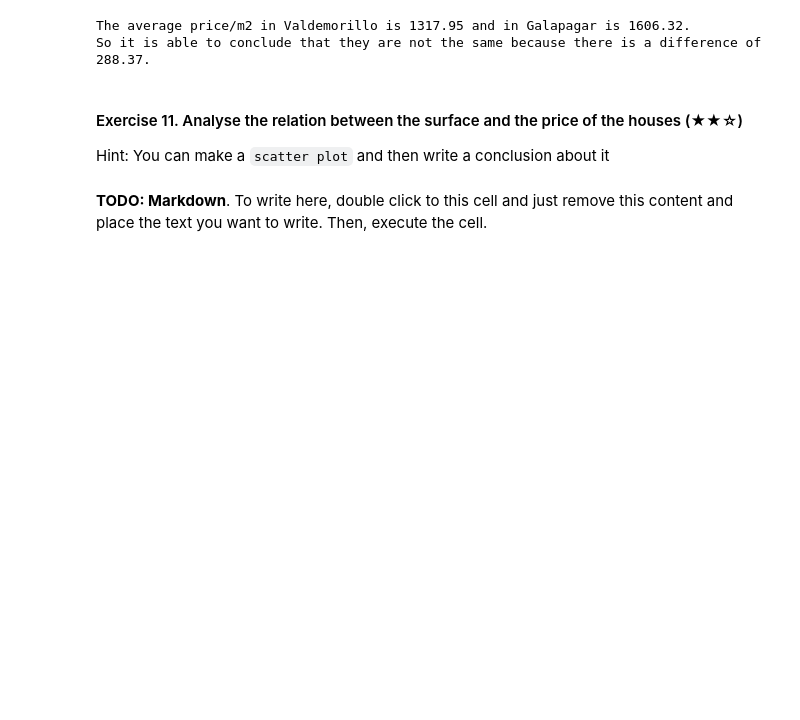
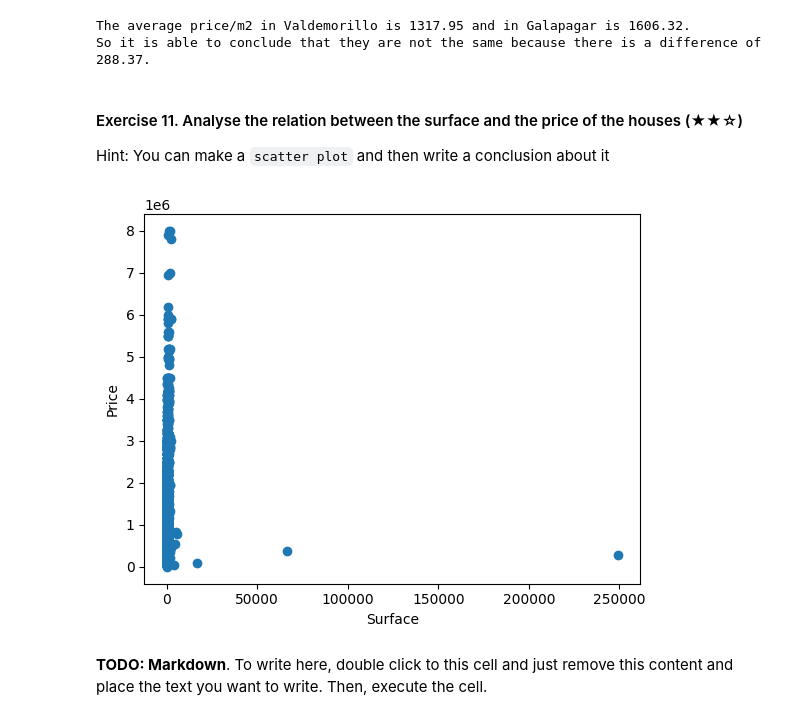
Before and after one commit to allankruger/realestate-datacleanup-exercise, a Jupyter notebook: project.ipynb, the cells around one changed output. Saved outputs shown, nothing was run; the diff lists cells and outputs as text; code cells hidden in the pictures; blank space fills up the shorter version.

```diff
--- a/project.ipynb
+++ b/project.ipynb
@@ -206,18 +206,14 @@ So it is able to conclude that they are not the same because there is a differen
 
 Hint: You can make a `scatter plot` and then write a conclusion about it
 # %%
-# ds_dropped_surface = ds.dropna(subset=['surface'])
-# ds_dropped_surface_and_price = ds_dropped_surface.dropna(subset=['price'])
+plt.scatter(ds['surface'], ds['price'])
 
-test1 = ds[ds['surface'] != 0]
-test2 = test1[test1['price'] != 0]
+plt.xlabel('Surface')
+plt.ylabel('Price')
 
-plt.figure(figsize=(10,5))
-plt.scatter(test1, test2)
-plt.title("Surface - Price Relation")
 plt.show()
-
-#incomplete
+# %% [output]
+[figure, added]
 # %% [markdown]
 **TODO: Markdown**. To write here, double click to this cell and just remove this content and place the text you want to write. Then, execute the cell.
 # %% [markdown]
```
Also changed, not shown: parts of 9 cells of this notebook.
